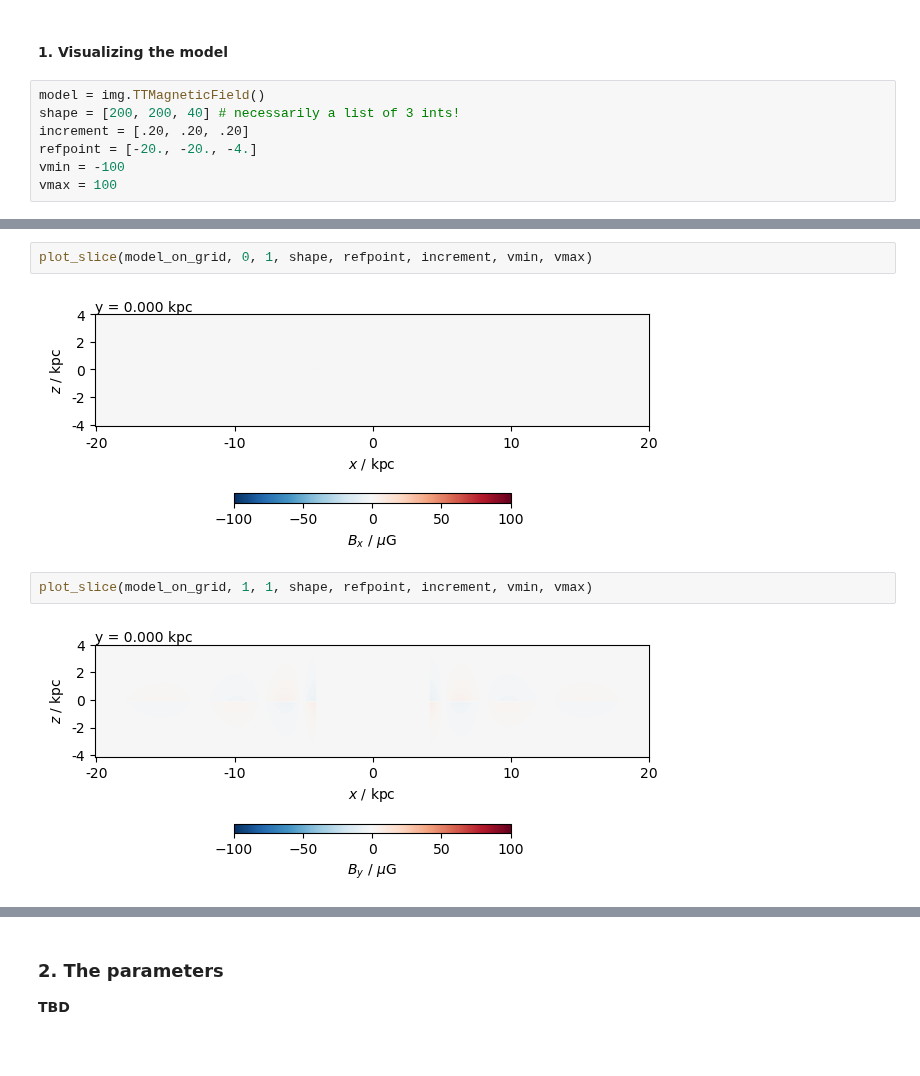
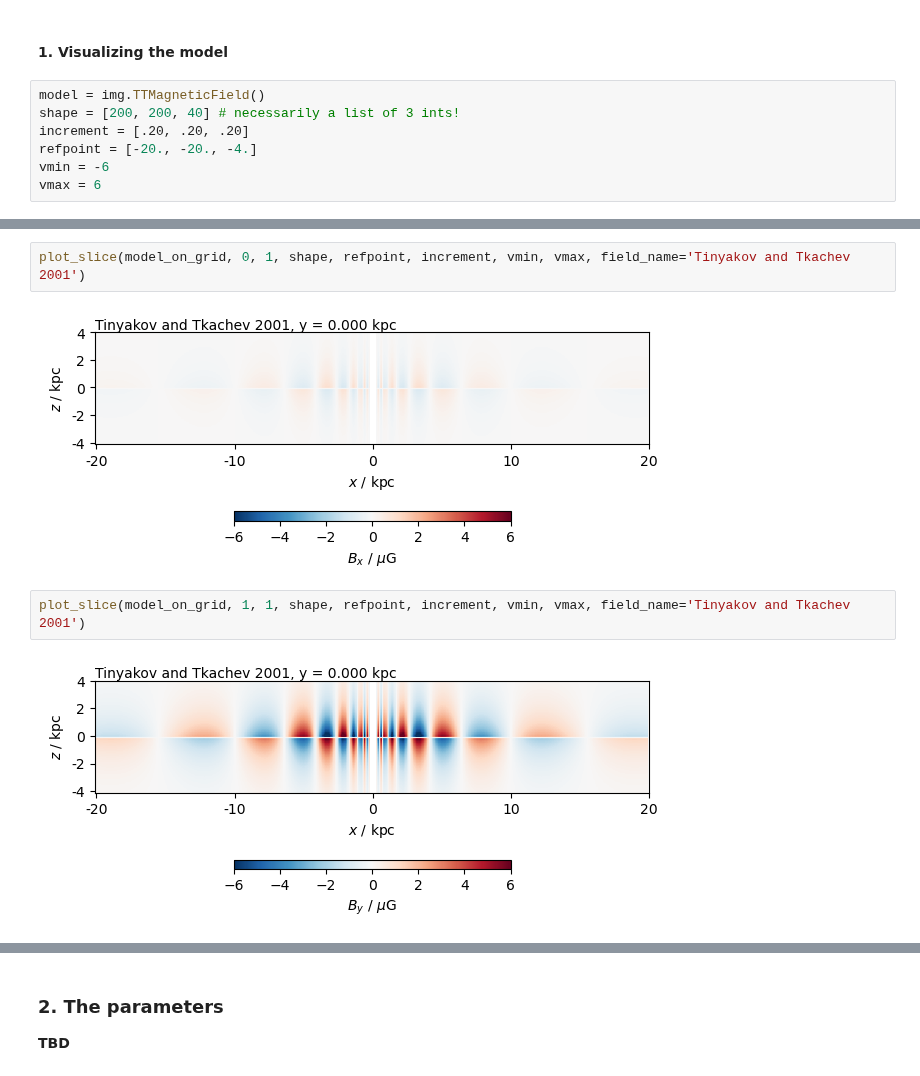
Before and after one commit to rafaelab/imagine-models, a Jupyter notebook: demos/python/model_examples/tt_demo.ipynb, the cells around one changed output, grey strips where cells are left out. Cells and saved outputs as stored; diff of their text form.

```diff
--- a/demos/python/model_examples/tt_demo.ipynb
+++ b/demos/python/model_examples/tt_demo.ipynb
@@ -17,8 +17,8 @@ model = img.TTMagneticField()
 shape = [200, 200, 40] # necessarily a list of 3 ints!
 increment = [.20, .20, .20]
 refpoint = [-20., -20., -4.]
-vmin = -100
-vmax = 100
+vmin = -6
+vmax = 6
 # %%
 model_on_grid = model.on_grid(shape=shape, reference_point=refpoint, increment=increment)
 print(np.sum(np.nonzero(model_on_grid)))
@@ -37,9 +41,9 @@ plot_slice(model_on_grid, 2, 2, shape, refpoint, increment, vmin, vmax)
 # %%
-plot_slice(model_on_grid, 0, 1, shape, refpoint, increment, vmin, vmax)
+plot_slice(model_on_grid, 0, 1, shape, refpoint, increment, vmin, vmax, field_name='Tinyakov and Tkachev 2001')
 # %% [output]
-[figure, old version]
+[figure, new version]
 # %%
-plot_slice(model_on_grid, 1, 1, shape, refpoint, increment, vmin, vmax)
+plot_slice(model_on_grid, 1, 1, shape, refpoint, increment, vmin, vmax, field_name='Tinyakov and Tkachev 2001')
 # %% [output]
-[figure, old version]
+[figure, new version]
 # %%
```
Also changed, not shown: parts of 6 cells of this notebook, 6 other files.
